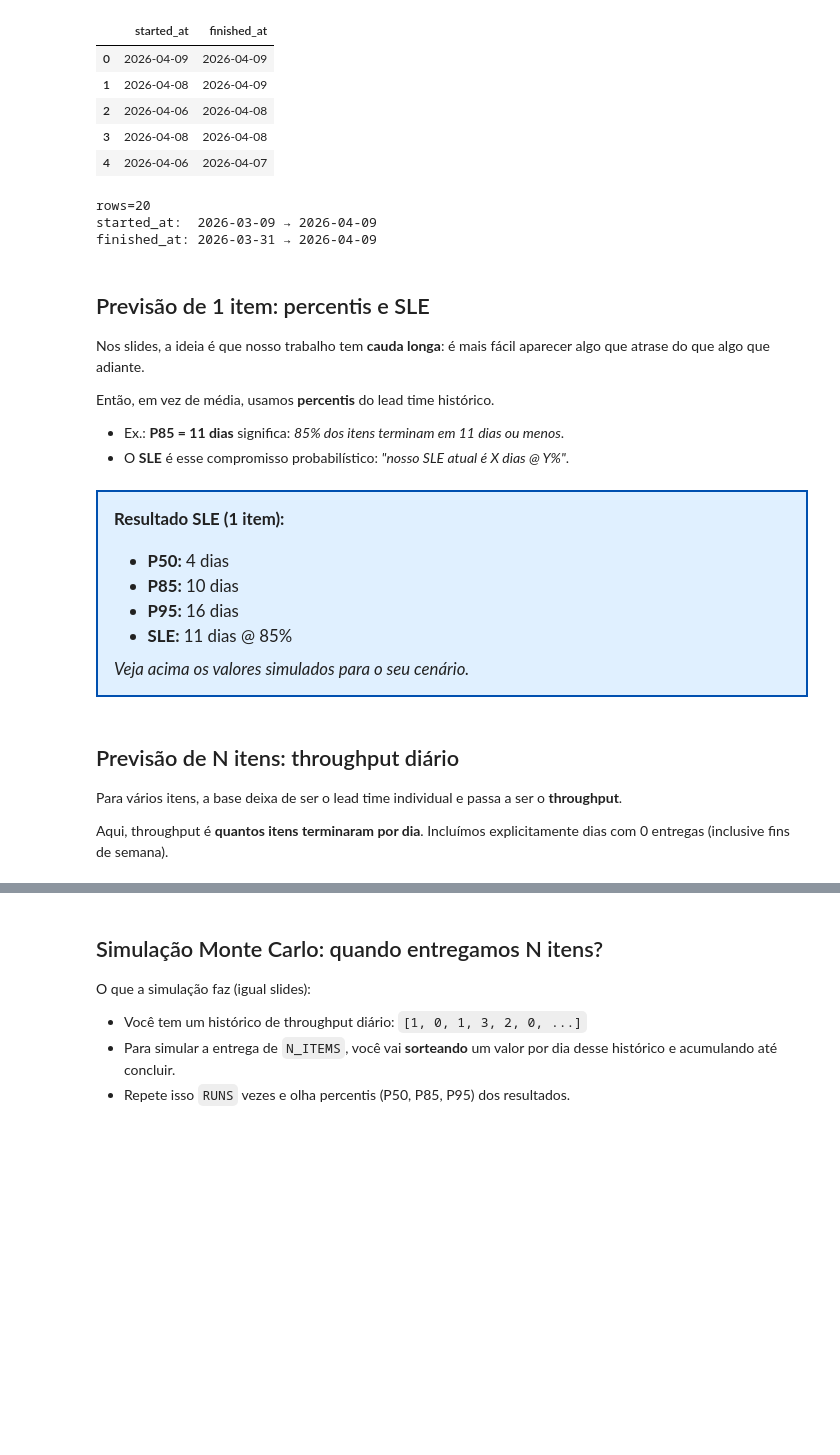
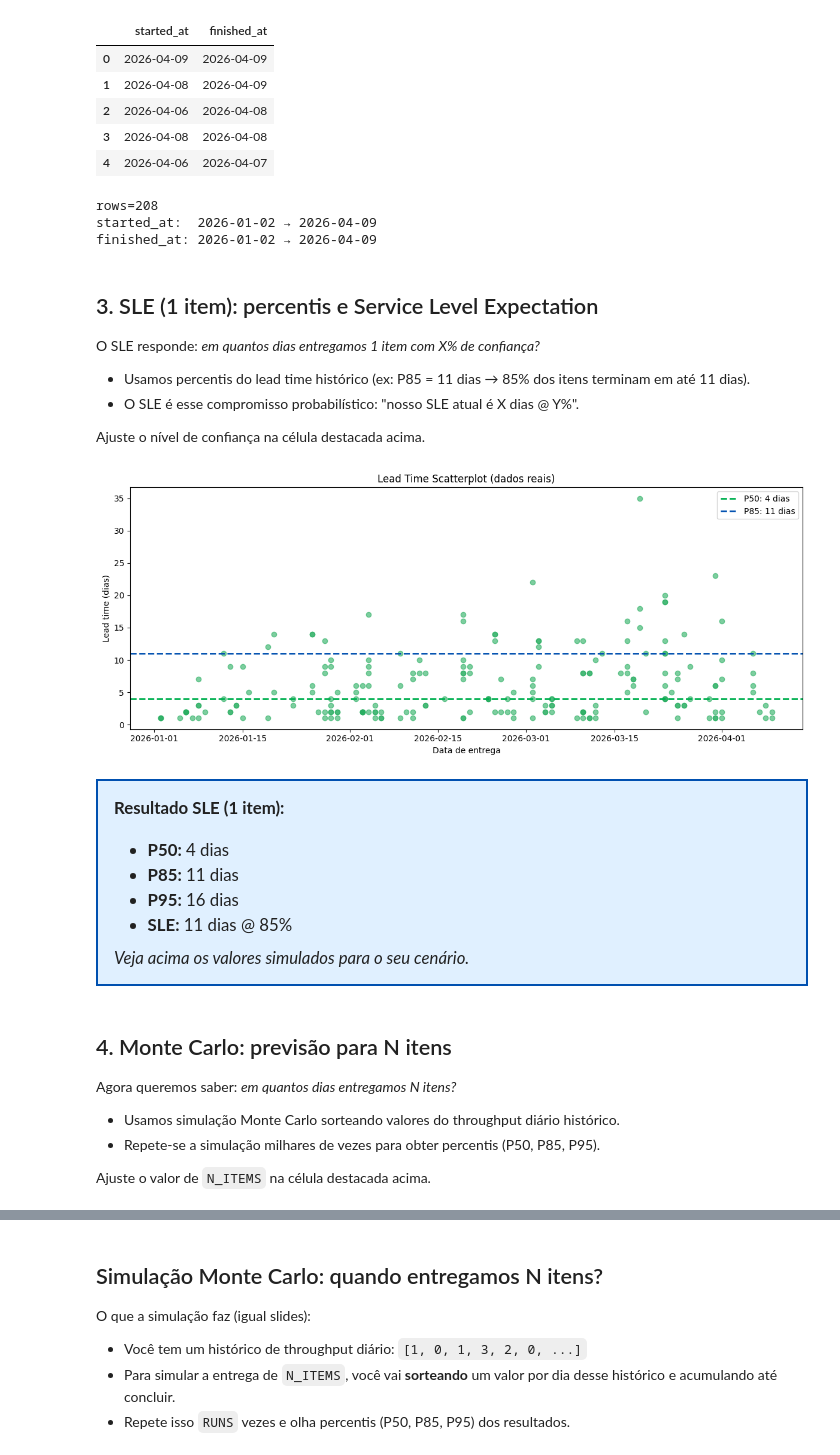
Before and after one commit to rodbv/quando-vai-ficar-pronto, a Jupyter notebook: notebook/previsao.ipynb, the cells around one changed output, grey strips where cells are left out. Drawn from its saved outputs; the diff is of its cells as text; code cells hidden in the pictures; blank space fills up the shorter version.

```diff
--- a/notebook/previsao.ipynb
+++ b/notebook/previsao.ipynb
@@ -142,56 +230,32 @@ df.head()
 | 3 | 2026-04-08 | 2026-04-08 |
 | 4 | 2026-04-06 | 2026-04-07 |
 # %%
-print(f"rows={len(df)}")
-print(f"started_at:  {df['started_at'].min().date()} → {df['started_at'].max().date()}")
-print(f"finished_at: {df['finished_at'].min().date()} → {df['finished_at'].max().date()}")
+# (Removida: célula fora do fluxo principal, agora redundante)
 # %% [output]
-rows=20
-started_at:  2026-03-09 → 2026-04-09
-finished_at: 2026-03-31 → 2026-04-09
+rows=208
+started_at:  2026-01-02 → 2026-04-09
+finished_at: 2026-01-02 → 2026-04-09
 # %% [markdown]
-## Previsão de 1 item: percentis e SLE
+## 3. SLE (1 item): percentis e Service Level Expectation
 
-Nos slides, a ideia é que nosso trabalho tem **cauda longa**: é mais fácil aparecer algo que atrase do que algo que adiante.
+O SLE responde: *em quantos dias entregamos 1 item com X% de confiança?*
 
-Então, em vez de média, usamos **percentis** do lead time histórico.
+- Usamos percentis do lead time histórico (ex: P85 = 11 dias → 85% dos itens terminam em até 11 dias).
+- O SLE é esse compromisso probabilístico: "nosso SLE atual é X dias @ Y%".
 
-- Ex.: **P85 = 11 dias** significa: *85% dos itens terminam em 11 dias ou menos*.
-- O **SLE** é esse compromisso probabilístico: *"nosso SLE atual é X dias @ Y%"*.
+Ajuste o nível de confiança na célula destacada acima.
 # %%
 # (Removida: célula redundante de exibição de resultados SLE)
 # %%
-from IPython.display import display, Markdown
-
-# Calcula percentis SLE (1 item)
-ct = cycle_time_days_values(df)
-pcts = {
-    50: int(np.percentile(ct, 50)),
-    85: int(np.percentile(ct, 85)),
-    95: int(np.percentile(ct, 95)),
-}
-sle = sle_days(ct, confidence=CONFIDENCE)
-
-# Exibe apenas os resultados do SLE (1 item)
-display(Markdown(f'''
-<div style="background:#e0f0ff; border:2px solid #0050b0; padding:16px; font-size:1.2em">
-<b>Resultado SLE (1 item):</b><br><br>
-<ul>
-<li><b>P50:</b> {pcts[50]} dias</li>
-<li><b>P85:</b> {pcts[85]} dias</li>
-<li><b>P95:</b> {pcts[95]} dias</li>
-<li><b>SLE:</b> {sle} dias @ {int(CONFIDENCE*100)}%</li>
-</ul>
-<em>Veja acima os valores simulados para o seu cenário.</em>
-</div>
-'''))
+# (Removida: célula duplicada de SLE já consolidada acima)
 # %% [output]
+[figure, added]
 
 <div style="background:#e0f0ff; border:2px solid #0050b0; padding:16px; font-size:1.2em">
 <b>Resultado SLE (1 item):</b><br><br>
 <ul>
 <li><b>P50:</b> 4 dias</li>
-<li><b>P85:</b> 10 dias</li>
+<li><b>P85:</b> 11 dias</li>
 <li><b>P95:</b> 16 dias</li>
 <li><b>SLE:</b> 11 dias @ 85%</li>
 </ul>
@@ -272,7 +270,10 @@ plt.show()
 # %% [markdown]
-## Previsão de N itens: throughput diário
+## 4. Monte Carlo: previsão para N itens
 
-Para vários itens, a base deixa de ser o lead time individual e passa a ser o **throughput**.
+Agora queremos saber: *em quantos dias entregamos N itens?*
 
-Aqui, throughput é **quantos itens terminaram por dia**. Incluímos explicitamente dias com 0 entregas (inclusive fins de semana).
+- Usamos simulação Monte Carlo sorteando valores do throughput diário histórico.
+- Repete-se a simulação milhares de vezes para obter percentis (P50, P85, P95).
+
+Ajuste o valor de `N_ITEMS` na célula destacada acima.
 # %%
```
Also changed, not shown: parts of 34 cells of this notebook, 2 other files.
